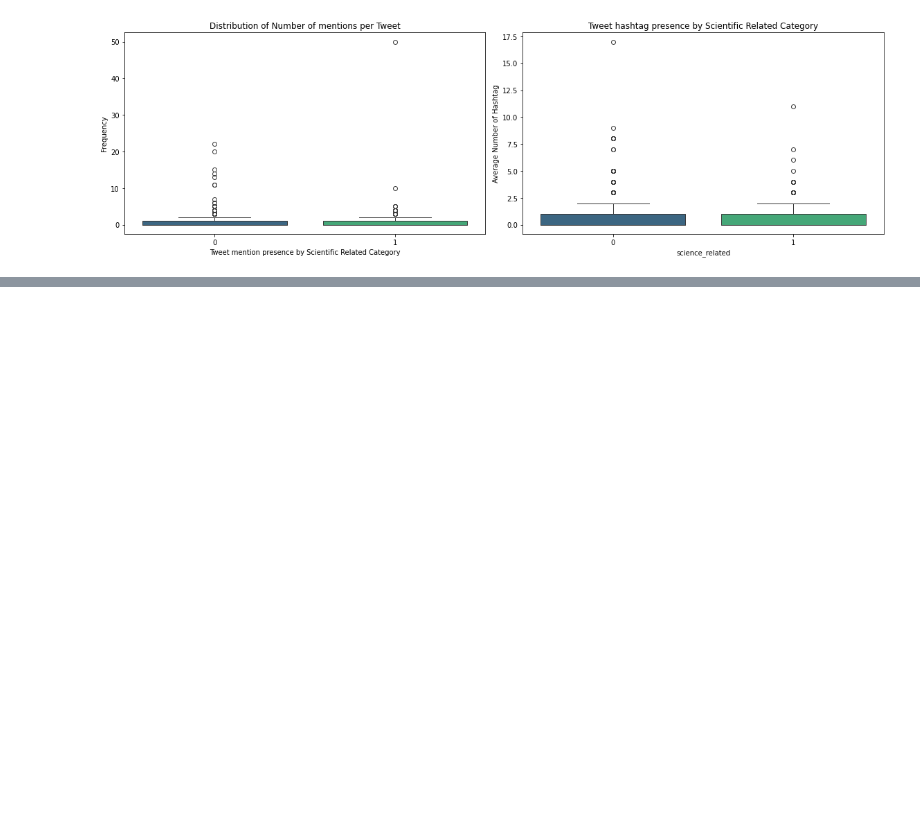
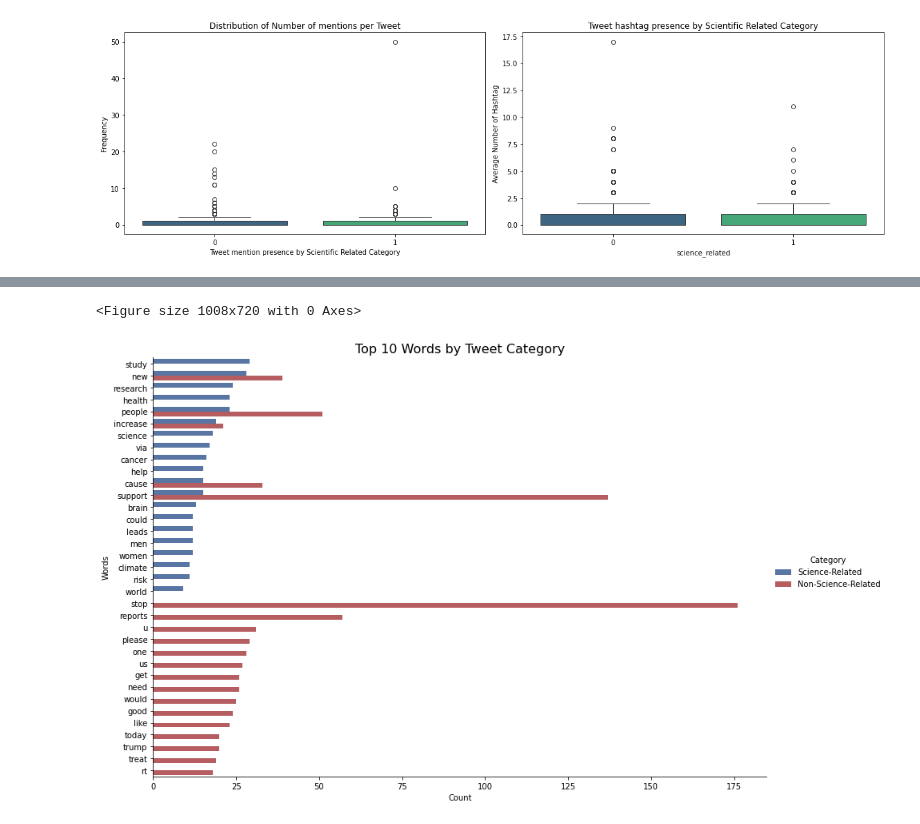
Before and after one commit to AllanDwyre/Scitweets, a Jupyter notebook: src/data_exploration/dataset_exploration.ipynb, the cells around one changed output, grey strips where cells are left out. Saved outputs shown, nothing was run; the diff lists cells and outputs as text; code cells hidden in the pictures; blank space fills up the shorter version.

```diff
--- a/src/data_exploration/dataset_exploration.ipynb
+++ b/src/data_exploration/dataset_exploration.ipynb
@@ -392,0 +471,25 @@ plt.show()
+# %%
+# Create DataFrames for plotting
+sci_df = pd.DataFrame(top_sci_words, columns=['Words', 'Count'])
+sci_df['Category'] = 'Science-Related'
+
+nonsci_df = pd.DataFrame(top_nonsci_words, columns=['Words', 'Count'])
+nonsci_df['Category'] = 'Non-Science-Related'
+combined_df = pd.concat([sci_df, nonsci_df])
+
+plt.figure(figsize=(14, 10))
+sns.catplot(
+    data=combined_df,
+    kind="bar",
+    x="Count", y="Words", hue="Category",
+    palette=["#4C72B0", "#C44E52"],
+    height=8, aspect=1.5
+)
+
+plt.xlabel("Count")
+plt.ylabel("Words")
+plt.title('Top 10 Words by Tweet Category', fontsize=16)
+plt.show()
+# %% [output]
+<Figure size 1008x720 with 0 Axes>
+[figure, added]
```
Also changed, not shown: parts of 5 cells of this notebook, 1 other file.
